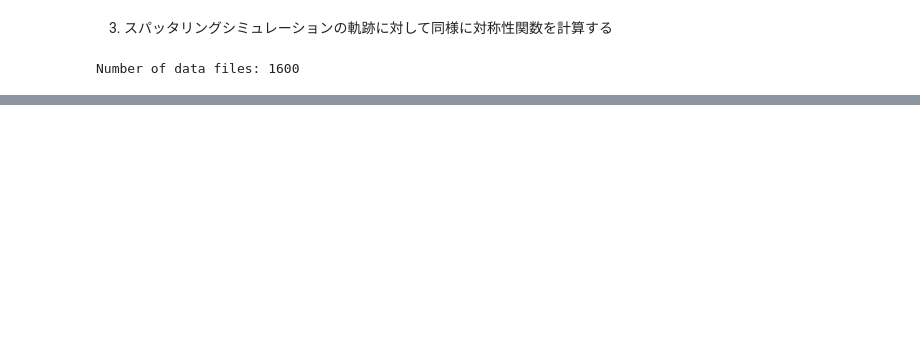
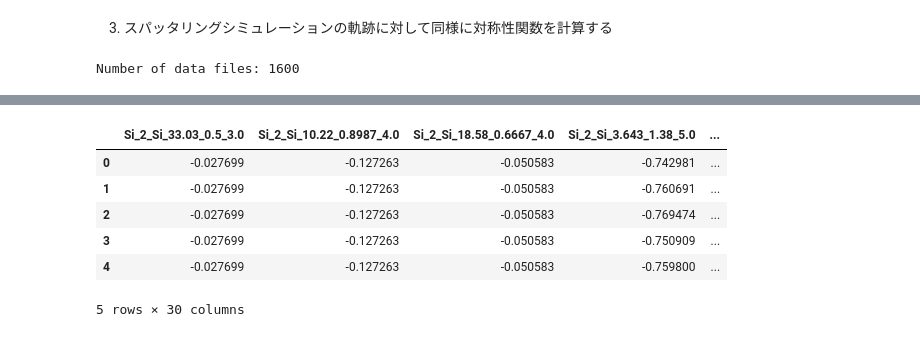
Before and after one commit to y1u0d2a1i/mlp_tools, a Jupyter notebook: notebooks/analyze/pca_symmetry_function.ipynb, the cells around one changed output, grey strips where cells are left out. Cells and saved outputs as stored; diff of their text form; code cells hidden in the pictures; blank space fills up the shorter version.

```diff
--- a/notebooks/analyze/pca_symmetry_function.ipynb
+++ b/notebooks/analyze/pca_symmetry_function.ipynb
@@ -81,0 +135,12 @@ RuntimeError: Atoms object has no calculator.
+# %%
+sf_value_matrix_from_lmp_traj_df = pd.DataFrame(sf_value_matrix_from_lmp_traj, columns=sf_df_train.columns)
+# %%
+sf_value_matrix_from_lmp_traj_df.head()
+# %% [output]
+|  | Si_2_Si_33.03_0.5_3.0 | Si_2_Si_10.22_0.8987_4.0 | Si_2_Si_18.58_0.6667_4.0 | Si_2_Si_3.643_1.38_5.0 | ... |
+| 0 | -0.027699 | -0.127263 | -0.050583 | -0.742981 | ... |
+| 1 | -0.027699 | -0.127263 | -0.050583 | -0.760691 | ... |
+| 2 | -0.027699 | -0.127263 | -0.050583 | -0.769474 | ... |
+| 3 | -0.027699 | -0.127263 | -0.050583 | -0.750909 | ... |
+| 4 | -0.027699 | -0.127263 | -0.050583 | -0.759800 | ... |
+5 rows × 30 columns
```
Also changed, not shown: parts of 18 cells of this notebook, 2 other files.
